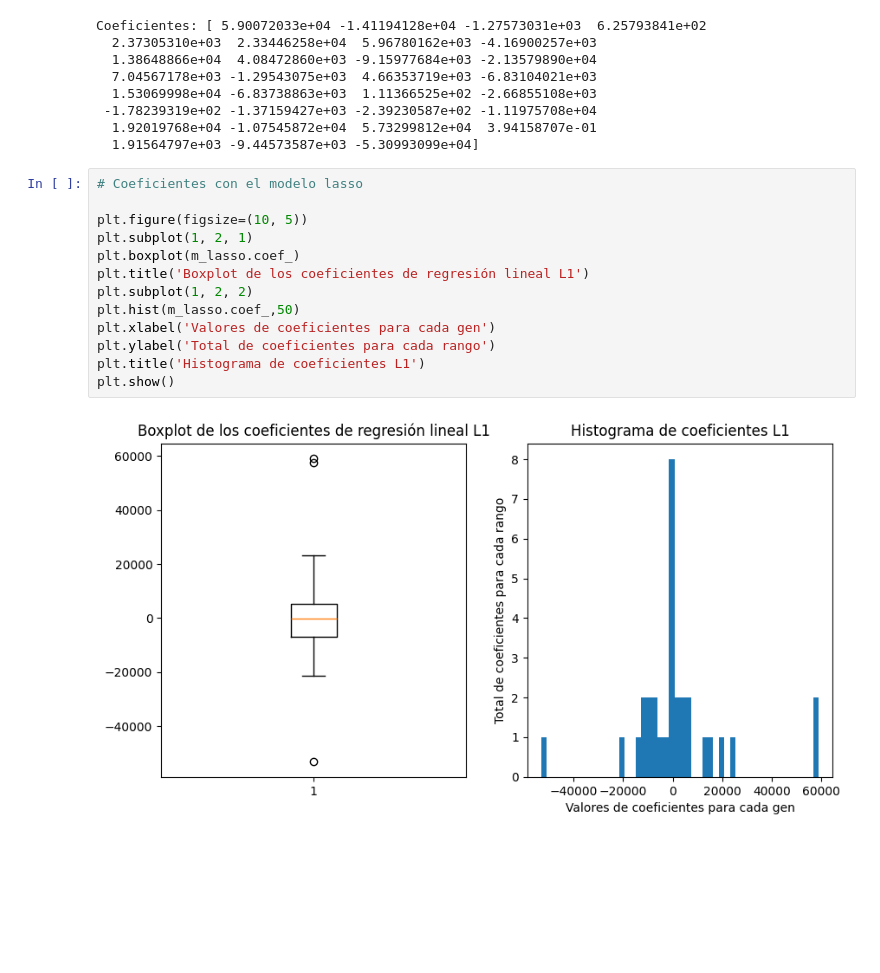
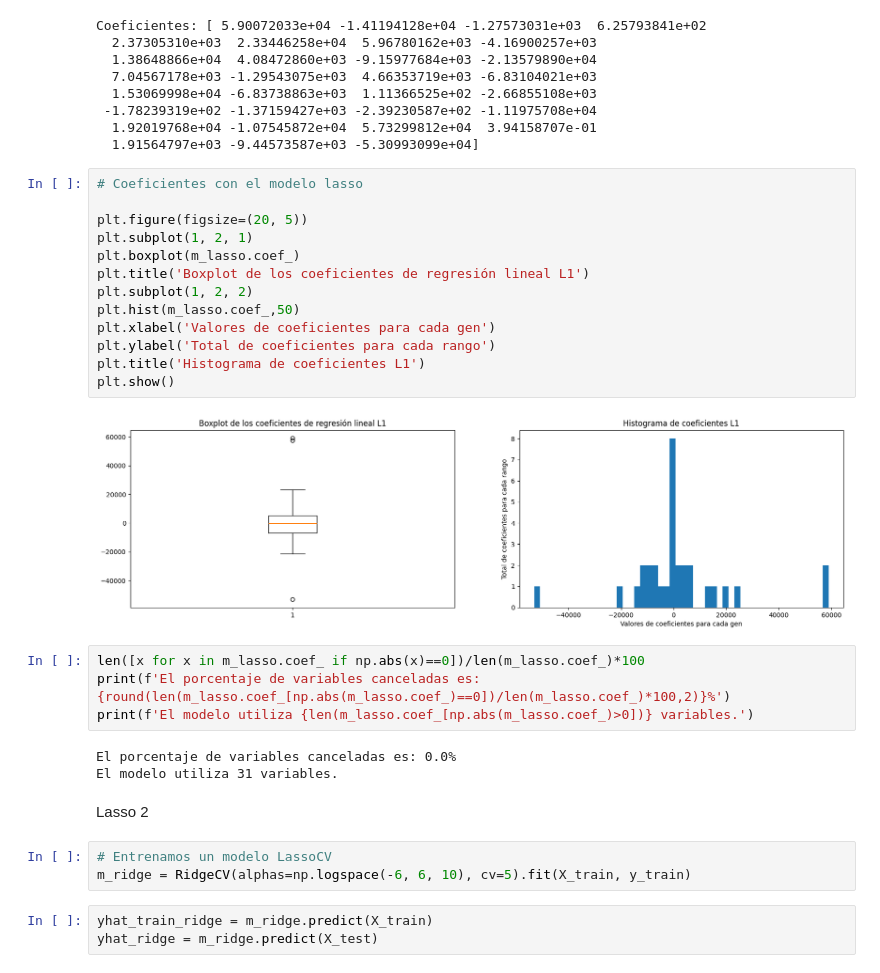
Before and after one commit to RmVa23/regularized-linear-regression, a Jupyter notebook: src/regresion-logaritmica.ipynb, the cells around one changed output. Drawn from its saved outputs; the diff is of its cells as text; blank space fills up the shorter version.

Commit message:
modelo de regresion lineal regularizada

```diff
--- a/src/sinEDA.ipynb
+++ b/src/regresion-logaritmica.ipynb
@@ -246,15 +249,30 @@ Coeficientes: [ 5.90072033e+04 -1.41194128e+04 -1.27573031e+03  6.25793841e+02
 # %%
 # Coeficientes con el modelo lasso
 
-plt.figure(figsize=(10, 5))
+plt.figure(figsize=(20, 5))
 plt.subplot(1, 2, 1)
 plt.boxplot(m_lasso.coef_)
 plt.title('Boxplot de los coeficientes de regresión lineal L1')
 plt.subplot(1, 2, 2)
 plt.hist(m_lasso.coef_,50)
 plt.xlabel('Valores de coeficientes para cada gen')
 plt.ylabel('Total de coeficientes para cada rango')
 plt.title('Histograma de coeficientes L1')
 plt.show()
 # %% [output]
-[figure, old version]
+[figure, new version]
+# %%
+len([x for x in m_lasso.coef_ if np.abs(x)==0])/len(m_lasso.coef_)*100
+print(f'El porcentaje de variables canceladas es: {round(len(m_lasso.coef_[np.abs(m_lasso.coef_)==0])/len(m_lasso.coef_)*100,2)}%')
+print(f'El modelo utiliza {len(m_lasso.coef_[np.abs(m_lasso.coef_)>0])} variables.')
+# %% [output]
+El porcentaje de variables canceladas es: 0.0%
+El modelo utiliza 31 variables.
+# %% [markdown]
+Lasso 2
+# %%
+# Entrenamos un modelo LassoCV
+m_ridge = RidgeCV(alphas=np.logspace(-6, 6, 10), cv=5).fit(X_train, y_train)
+# %%
+yhat_train_ridge = m_ridge.predict(X_train)
+yhat_ridge = m_ridge.predict(X_test)
```
Also changed, not shown: parts of 6 cells of this notebook, 1 other file.
